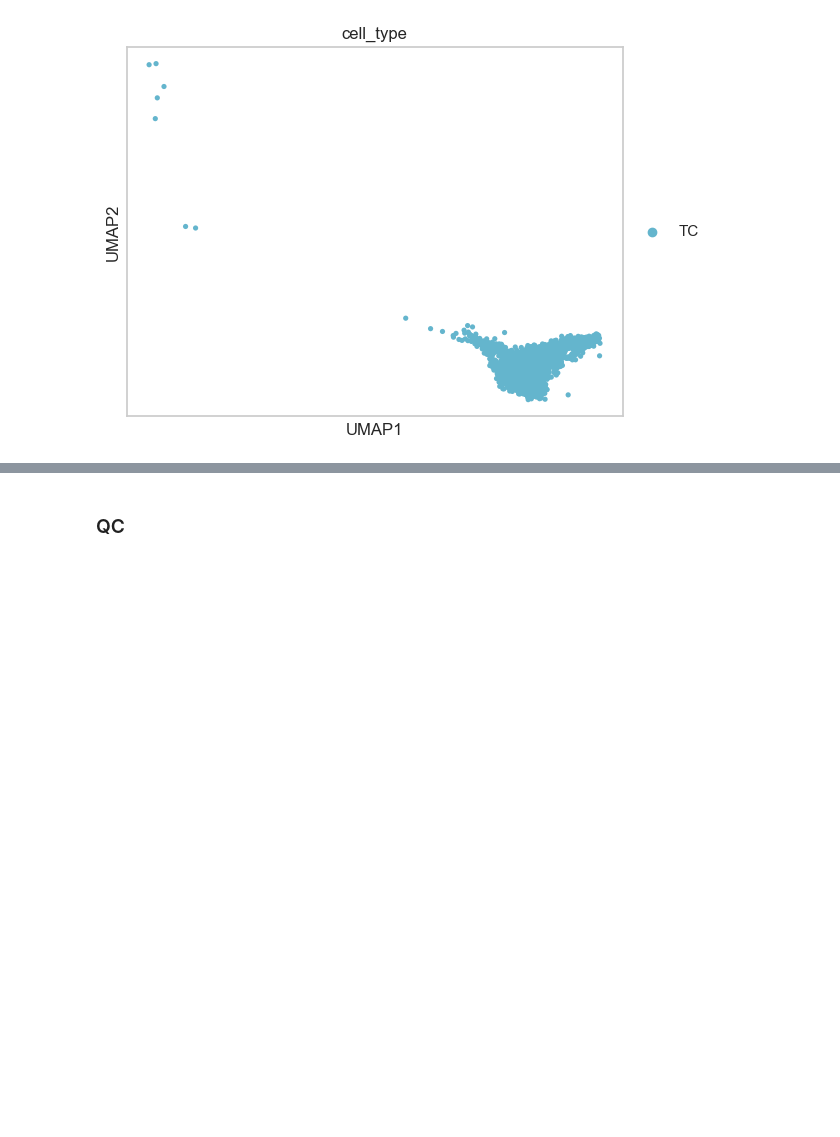
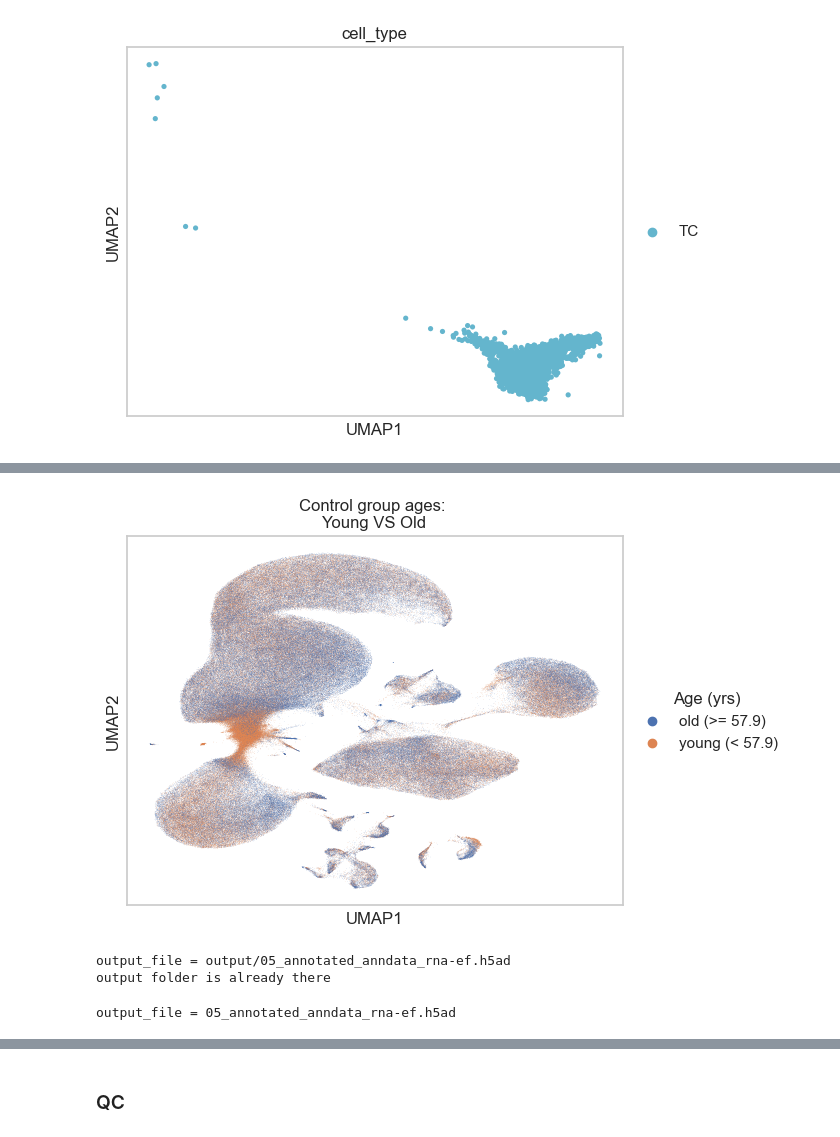
Before and after one commit to adamcatching/multiome-pipeline, a Jupyter notebook: src/0-EDA.ipynb, the cells around one changed output, grey strips where cells are left out. Cells and saved outputs as stored; diff of their text form; code cells hidden in the pictures; blank space fills up the shorter version.

Commit message:
Expect a full file path and then create dirs, save anndata, and reload

```diff
--- a/src/0-EDA.ipynb
+++ b/src/0-EDA.ipynb
@@ -369,0 +483,3 @@ sc.pl.umap(
+# %%
+adata.obs['age_bin'] = np.where(adata.obs['age_old'], f'old (>= {age_half})', f'young (< {age_half})')
+adata.obs['age_bin']
@@ -369,0 +499,45 @@ sc.pl.umap(
+# %%
+# PLOT - Customize UMAP of old VS young ages
+fig = sc.pl.umap(
+    adata,
+    color = 'age_bin',
+    title = 'Control group ages: \nYoung VS Old',
+    return_fig = True
+    )
+ax = fig.axes[0]
+ax.legend_.set_title('Age (yrs)')
+# %% [output]
+[figure, added]
+# %%
+# Define a function to check for existing dir's and create them if missing
+def my_makedirs(path):
+    """
+    Provide a full file path, this will grab just the parent directory and check if it exists, if not, it will create it.
+    """
+    # Get the parent directory path
+    path = os.path.dirname(path)
+
+    # If-else logic to check if they exist, if not, create the directory
+    if not os.path.isdir(path):
+        os.makedirs(path)
+        print(f"Created: {path}")
+    else:
+        print(f"{path} folder is already there")
+
+# Define output file path for my testing, base on the original file name
+output_file = os.path.join('output', os.path.basename(input_file).replace('.h5ad', '-ef.h5ad'))
+print('output_file =', output_file)
+
+# Call function to check for or create that path to the output file location
+my_makedirs(output_file)
+# %% [output]
+output_file = output/05_annotated_anndata_rna-ef.h5ad
+output folder is already there
+# %%
+# Save the AnnData object
+adata.write_h5ad(
+    filename = output_file,
+    compression = 'gzip'
+    )
+# %% [output]
+output_file = 05_annotated_anndata_rna-ef.h5ad
```
Also changed, not shown: parts of 24 cells of this notebook.
